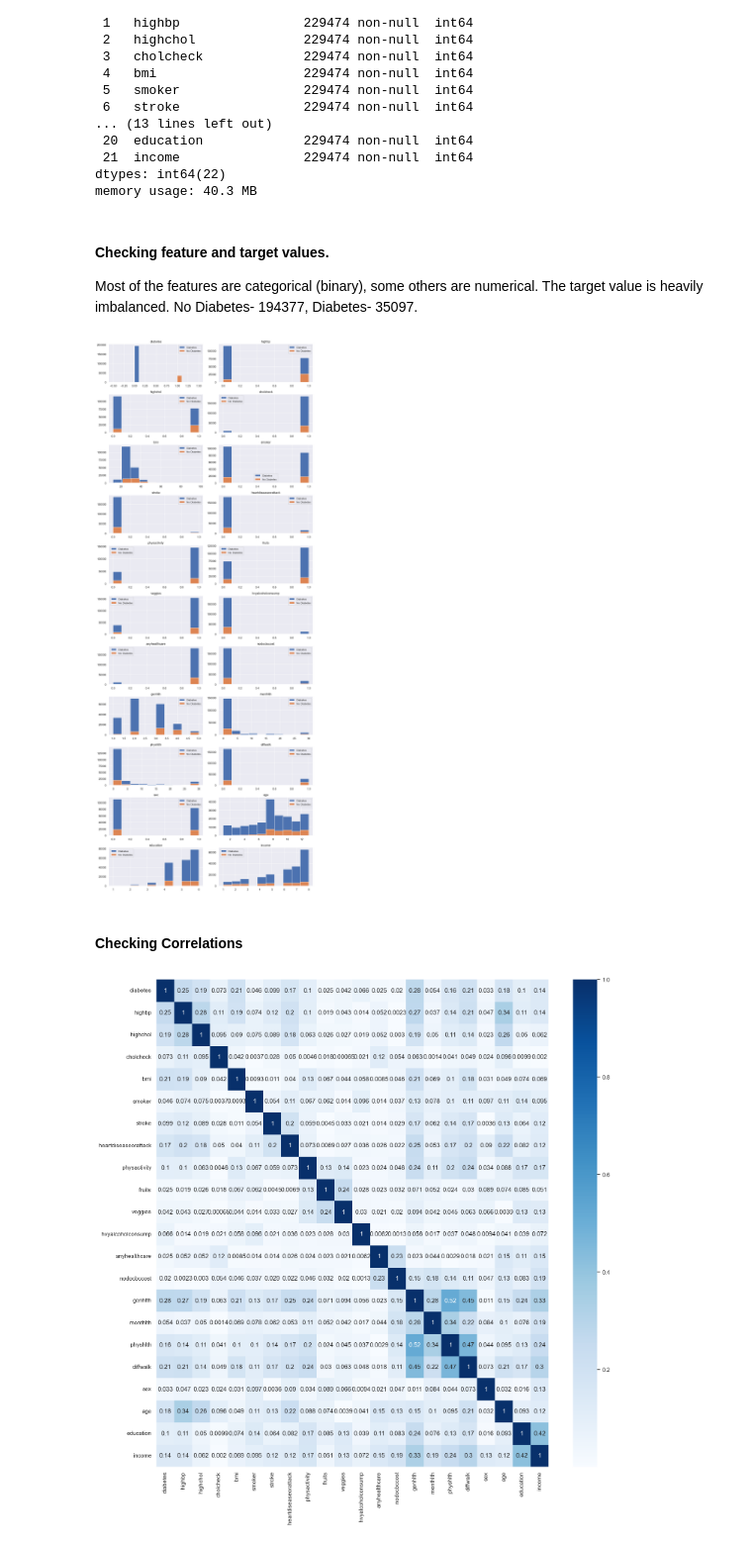
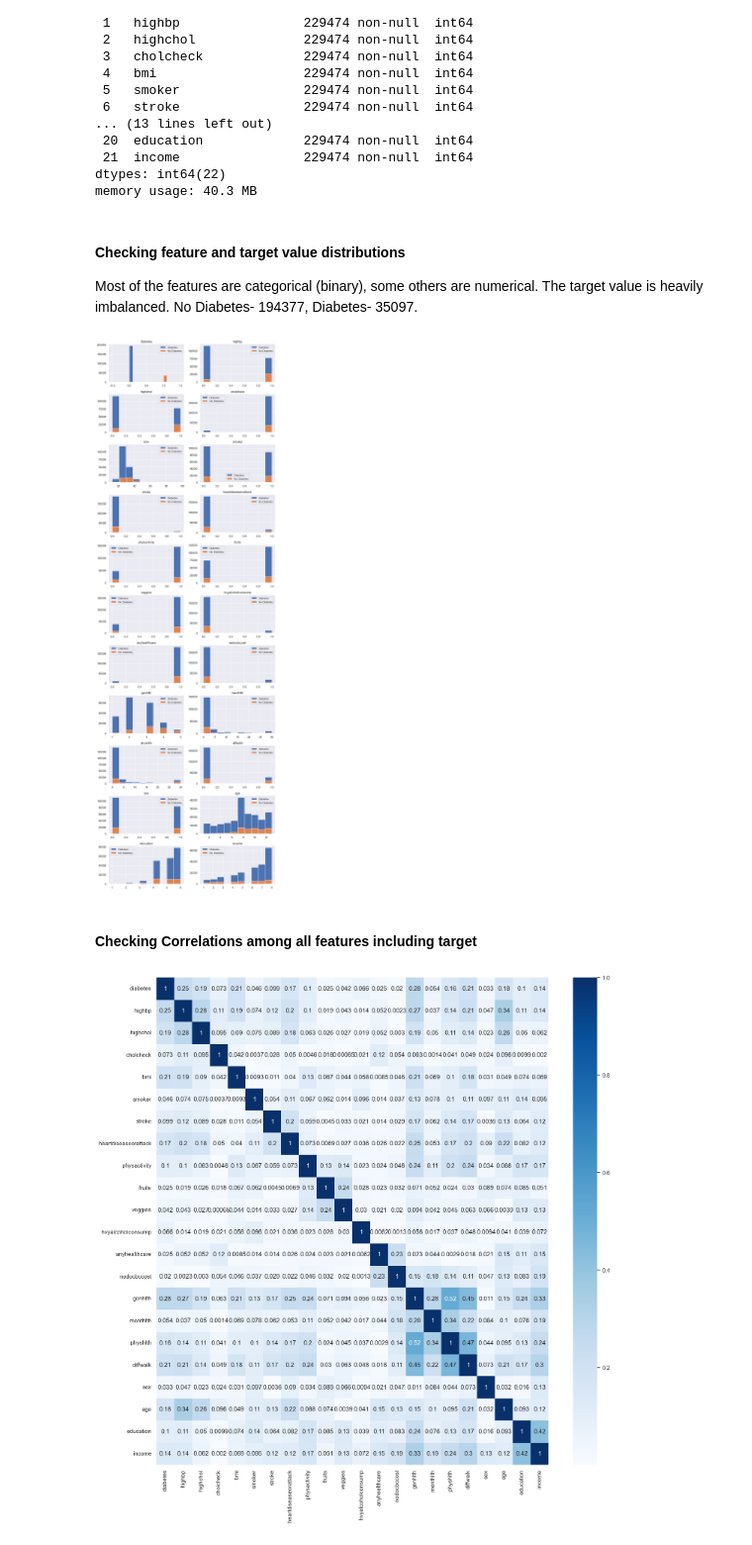
Before and after one commit to maclavijo/DiabetesPredictionProject, a Jupyter notebook: diabetes.ipynb, the cells around one changed output. Shown at 99% size. Cells and saved outputs as stored; diff of their text form; code cells hidden in the pictures.

```diff
--- a/diabetes.ipynb
+++ b/diabetes.ipynb
@@ -263,28 +266,28 @@ Data columns (total 22 columns):
 dtypes: int64(22)
 memory usage: 40.3 MB
 # %% [markdown]
-#### Checking feature and target values.
+#### Checking feature and target value distributions
 Most of the features are categorical (binary), some others are numerical.  The target value is heavily imbalanced.  No Diabetes- 194377, Diabetes- 35097.
 # %%
 diabetes0 = df[df.diabetes==0]
 diabetes1 = df[df.diabetes==1]
 
 columns = df.columns
 idxs = list(product(range(0,11), range(0,2)))
 
-fig, axs = plt.subplots(11,2, figsize=(12, 30))
+fig, axs = plt.subplots(11,2, figsize=(10, 30))
 for col,ax in zip(columns, axs.ravel()):
     ax.hist(diabetes0[col], stacked=True, label='Diabetes')
     ax.hist(diabetes1[col], stacked=True, label='No Diabetes')
     ax.legend(prop={'size': 10})
     ax.set_title(col)
 
 fig.tight_layout()
 plt.show()
 # %% [output]
-[figure, old version]
+[figure, new version]
 # %% [markdown]
-#### Checking Correlations
+#### Checking Correlations among all features including target
 # %%
 sns.set_theme()
 corr_matrix = df.corr().abs()
```
Also changed, not shown: parts of 22 cells of this notebook, 7 other files.
